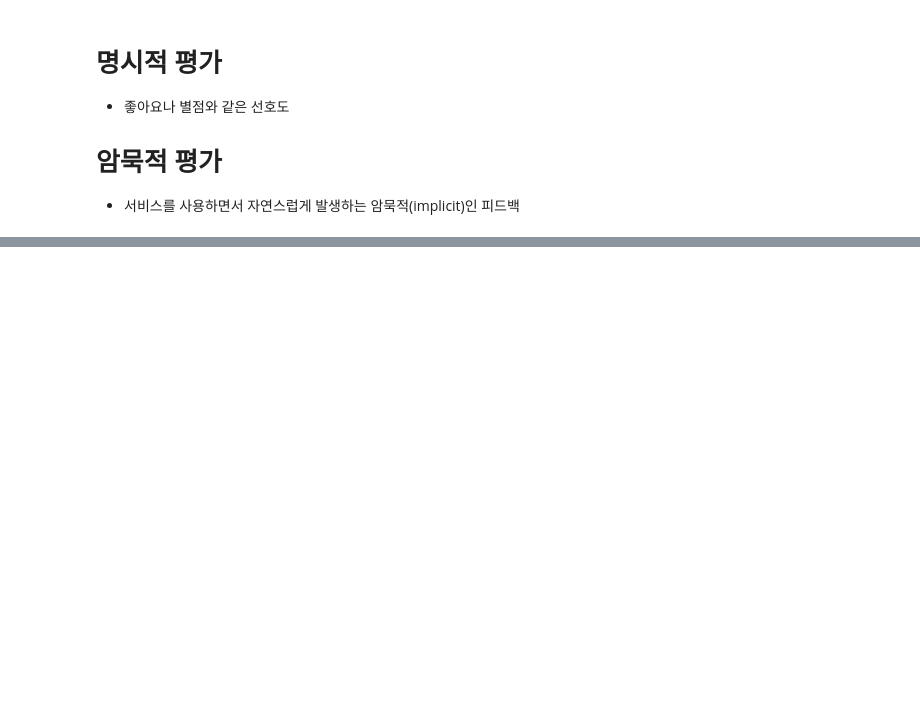
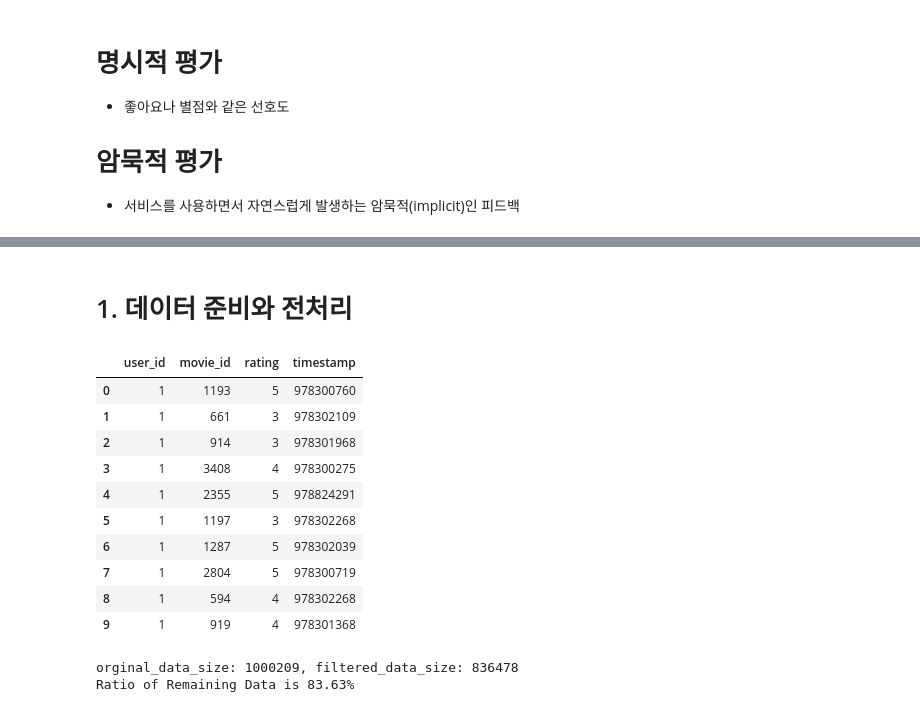
Before and after one commit to JUHYUN030/AIFFEL_project, a Jupyter notebook: [E-14]recommendation_movie.ipynb, the cells around one changed output, grey strips where cells are left out. Saved outputs shown, nothing was run; the diff lists cells and outputs as text; code cells hidden in the pictures; blank space fills up the shorter version.

```diff
--- a/[E-14]recommendation_movie.ipynb
+++ b/[E-14]recommendation_movie.ipynb
@@ -240,0 +22,33 @@ Ratio of only_one over all data is 0.84%
+# %% [markdown]
+# 1. 데이터 준비와 전처리
+# %%
+import pandas as pd
+import os
+
+rating_file_path=os.getenv('HOME') + '/aiffel/recommendata_iu/data/ml-1m/ratings.dat'
+ratings_cols = ['user_id', 'movie_id', 'rating', 'timestamp']
+ratings = pd.read_csv(rating_file_path, sep='::', names=ratings_cols, engine='python', encoding = "ISO-8859-1")
+orginal_data_size = len(ratings)
+ratings.head(10)
+# %% [output]
+|  | user_id | movie_id | rating | timestamp |
+| 0 | 1 | 1193 | 5 | 978300760 |
+| 1 | 1 | 661 | 3 | 978302109 |
+| 2 | 1 | 914 | 3 | 978301968 |
+| 3 | 1 | 3408 | 4 | 978300275 |
+| 4 | 1 | 2355 | 5 | 978824291 |
+| 5 | 1 | 1197 | 3 | 978302268 |
+| 6 | 1 | 1287 | 5 | 978302039 |
+| 7 | 1 | 2804 | 5 | 978300719 |
+| 8 | 1 | 594 | 4 | 978302268 |
+| 9 | 1 | 919 | 4 | 978301368 |
+# %%
+# 3점 이상만 남깁니다.
+ratings = ratings[ratings['rating']>=3]
+filtered_data_size = len(ratings)
+
+print(f'orginal_data_size: {orginal_data_size}, filtered_data_size: {filtered_data_size}')
+print(f'Ratio of Remaining Data is {filtered_data_size / orginal_data_size:.2%}')
+# %% [output]
+orginal_data_size: 1000209, filtered_data_size: 836478
+Ratio of Remaining Data is 83.63%
```
Also changed, not shown: parts of 61 cells of this notebook.
